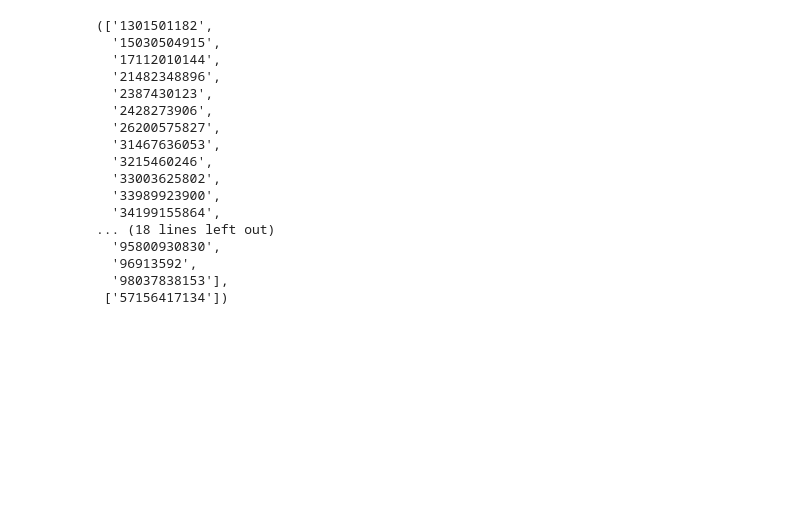
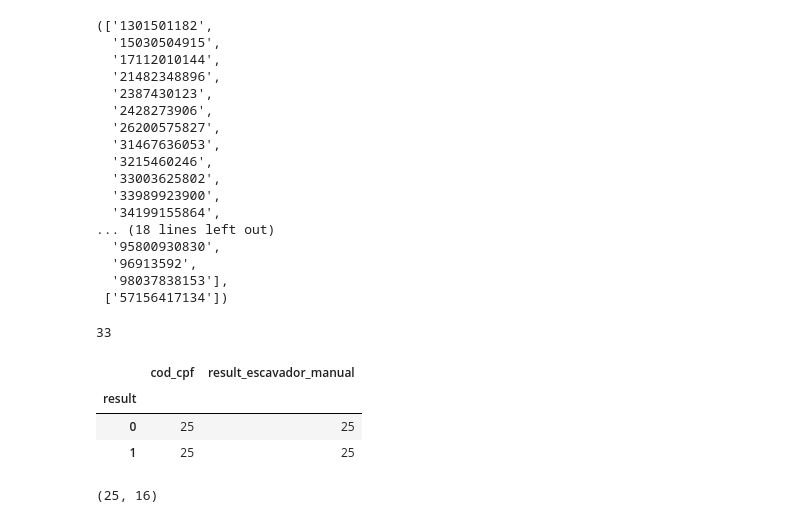
Before and after one commit to Felipe-Coutinho-Carguero/experiments-jusbrasil, a Jupyter notebook: experimentos.ipynb, the cells around one changed output. Drawn from its saved outputs; the diff is of its cells as text; code cells hidden in the pictures; blank space fills up the shorter version.

```diff
--- a/experimentos.ipynb
+++ b/experimentos.ipynb
@@ -256,3 +325,7 @@ cpfs_not_found, cpfs_not_found_details
   '96913592',
   '98037838153'],
  ['57156417134'])
+# %%
+len(cpfs_not_found)
+# %% [output]
+33
@@ -258,0 +334,14 @@ cpfs_not_found, cpfs_not_found_details
+# %%
+df_escavador = pd.read_csv('data/results_escavador.csv')
+# %%
+df_escavador = df_escavador[['cod_cpf', 'result_escavador_manual']]
+# %%
+df_escavador['cod_cpf'] = df_escavador['cod_cpf'].astype(str).str.zfill(11)
+df_escavador['result'] = df_escavador['result_escavador_manual'].apply(lambda x: 1 if x == 'CRIMINAL' else 0)
+# %%
+df_escavador.groupby('result').count()
+# %% [output]
+|  | cod_cpf | result_escavador_manual |
+| result |  |  |
+| 0 | 25 | 25 |
+| 1 | 25 | 25 |
@@ -258,0 +352,4 @@ cpfs_not_found, cpfs_not_found_details
+# %%
+df_escavador[(df_escavador['result']==1)].shape[0], len(cpfs_encontrados_jusbrasil)
+# %% [output]
+(25, 16)
```
Also changed, not shown: parts of 16 cells of this notebook, 2 other files.
